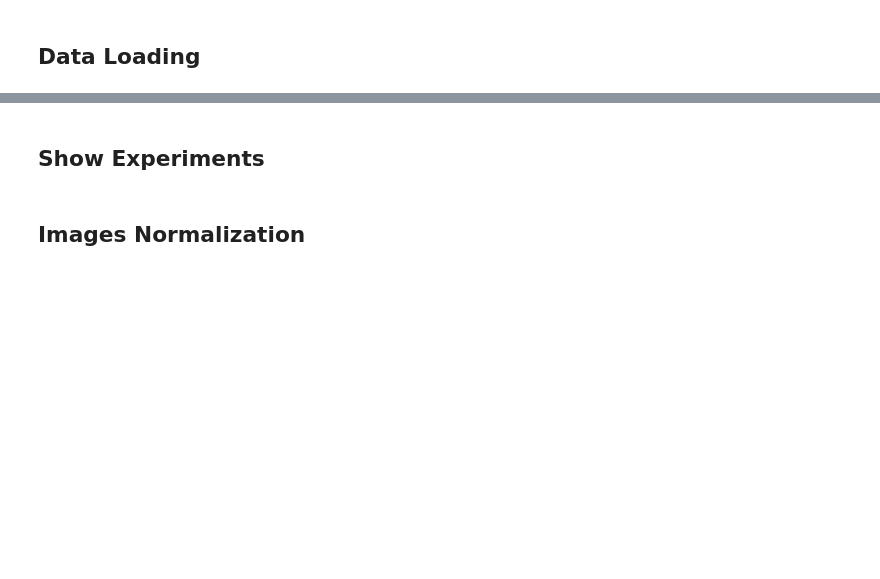
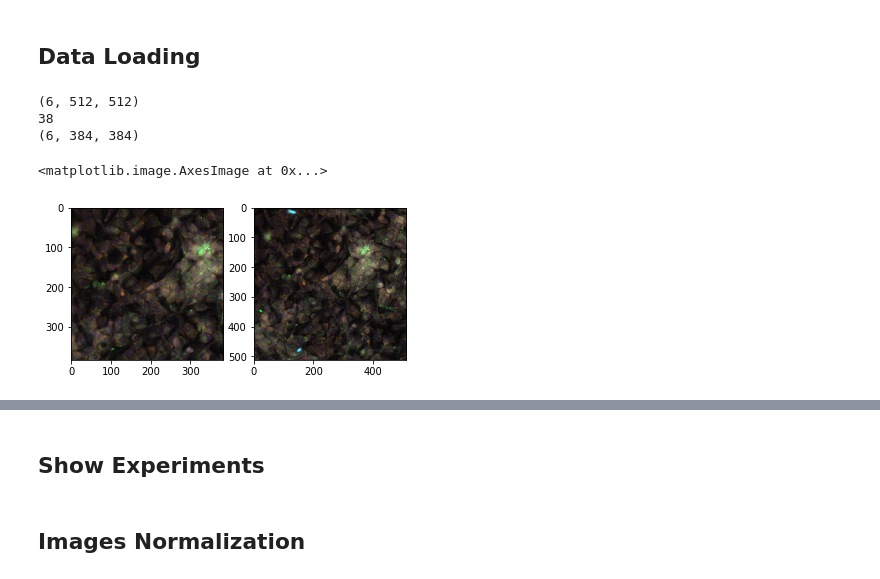
Before and after one commit to devforfu/protein, a Jupyter notebook: xx_plots.ipynb, the cells around one changed output, grey strips where cells are left out. Saved outputs shown, nothing was run; the diff lists cells and outputs as text; code cells hidden in the pictures; blank space fills up the shorter version.

```diff
--- a/xx_plots.ipynb
+++ b/xx_plots.ipynb
@@ -61,6 +61,26 @@ def pull_key(records, key, no_duplicates=True):
 # %%
 train_dataset_index = pull_key(train_dataset, ['id_code', 'site'])
 train_stats_index = pull_key(stats, ['id_code', 'site'])
+# %%
+import numpy as np
+import matplotlib.pyplot as plt
+im = six(train_dataset[0])
+print(im.shape)
+size = 512
+crop = 384
+shift = np.random.randint(0, size - crop - 1)
+print(shift)
+cropped = im[:, shift:(shift+crop), shift:(shift+crop)]
+print(cropped.shape)
+f, ax = plt.subplots(1, 2)
+ax[0].imshow(cropped[3:6, :, :].transpose(1, 2, 0))
+ax[1].imshow(im[3:6, :, :].transpose(1, 2, 0))
+# %% [output]
+(6, 512, 512)
+38
+(6, 384, 384)
+<matplotlib.image.AxesImage at 0x...>
+[figure, added]
 # %%
 key = ('HEPG2-01_1_B03', 1)
 x = train_dataset_index[key]
```
Also changed, not shown: parts of 5 cells of this notebook, 21 other files.
